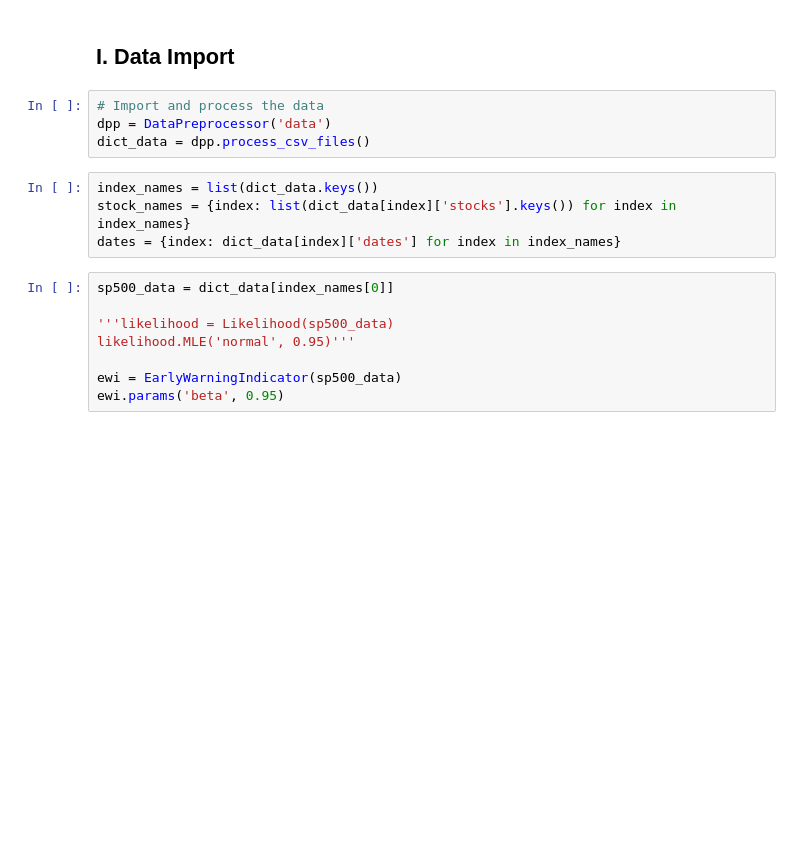
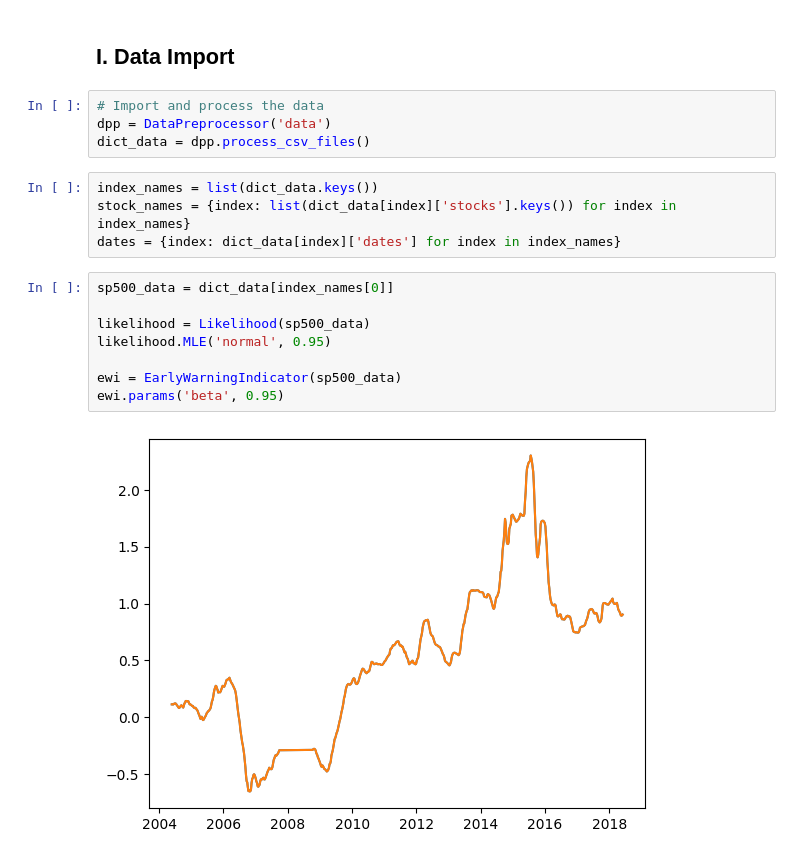
Before and after one commit to yannmerakeb/ABM-Early-Warning-Indicator, a Jupyter notebook: notebook.ipynb, the cells around one changed output. Drawn from its saved outputs; the diff is of its cells as text; blank space fills up the shorter version.

```diff
--- a/notebook.ipynb
+++ b/notebook.ipynb
@@ -17,11 +17,13 @@ dates = {index: dict_data[index]['dates'] for index in index_names}
 # %%
 sp500_data = dict_data[index_names[0]]
 
-'''likelihood = Likelihood(sp500_data)
-likelihood.MLE('normal', 0.95)'''
+likelihood = Likelihood(sp500_data)
+likelihood.MLE('normal', 0.95)
 
 ewi = EarlyWarningIndicator(sp500_data)
 ewi.params('beta', 0.95)
+# %% [output]
+[figure, added]
 # %%
 sp500_data = dict_data[index_names[0]]
 
```
Also changed, not shown: parts of 1 cell of this notebook, 6 other files.
